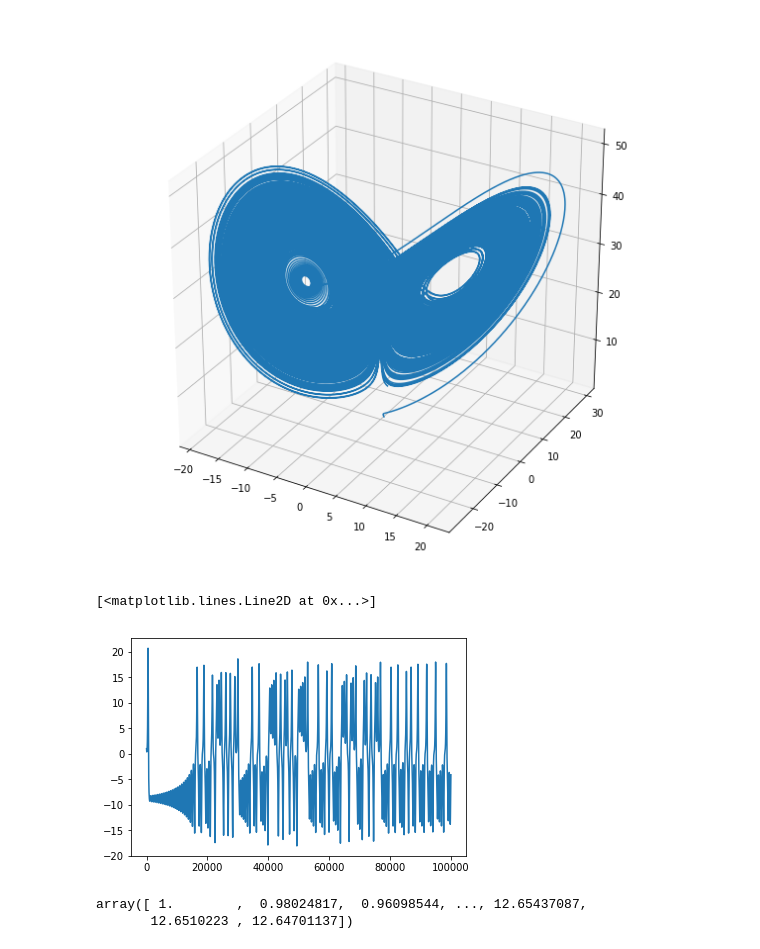
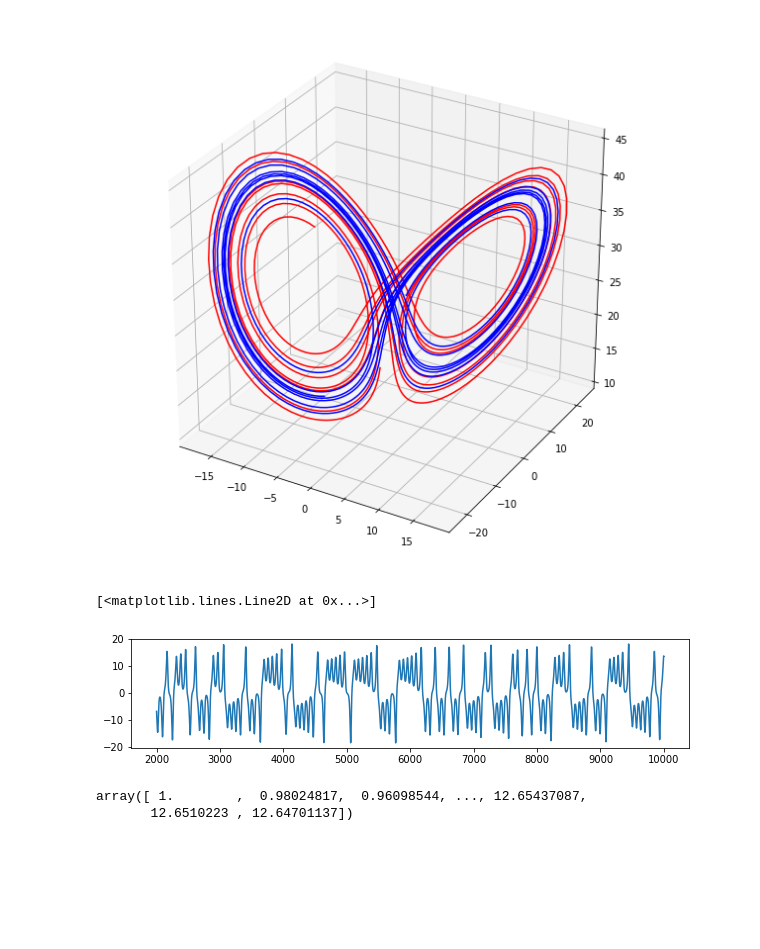
Before and after one commit to yigitmertol/Time_Series_Forecasting, a Jupyter notebook: Data_Collection/Syntetic/Lorenz Map.ipynb, the cells around one changed output. Saved outputs shown, nothing was run; the diff lists cells and outputs as text; code cells hidden in the pictures; blank space fills up the shorter version.

```diff
--- a/Data_Collection/Syntetic/Lorenz Map.ipynb
+++ b/Data_Collection/Syntetic/Lorenz Map.ipynb
@@ -13,24 +13,28 @@ def f(state, t):
     return sigma * (y - x), x * (rho - z) - y, x * y - beta * z  # derivatives
 
 state0 = [1, -1, 1]
-t = np.arange(0.0, 500.0, 0.001)
+state0_ = [1, -1+1e-16, 1]
+t = np.arange(0.0, 500.0, 0.01)
 
-states = odeint(f, state0, t )
+states = odeint(f, state0, t )[49000:]
+states_ = odeint(f, state0_, t )[49000:]
 # states += np.random.random(states.shape)/1.2
 
 fig = plt.figure(figsize=(10, 10))
 ax = fig.gca(projection='3d')
-ax.plot(states[:,0], states[:,1], states[:,2])
+ax.plot(states[:,0], states[:,1], states[:,2], color='red')
+ax.plot(states_[:,0], states_[:,1], states_[:,2], color='blue')
 plt.show()
 # %% [output]
-[figure, old version]
+[figure, new version]
 # %%
-
-
-plt.plot(range(k), states[:k,0])
+b =2000
+k=10000
+plt.figure(figsize=(10,2))
+plt.plot(range(k)[b:], states[b:k,0])
 # %% [output]
 [<matplotlib.lines.Line2D at 0x...>]
-[figure, old version]
+[figure, new version]
 # %%
 states[:,0]
 # %% [output]
```
Also changed, not shown: 3 other files.
